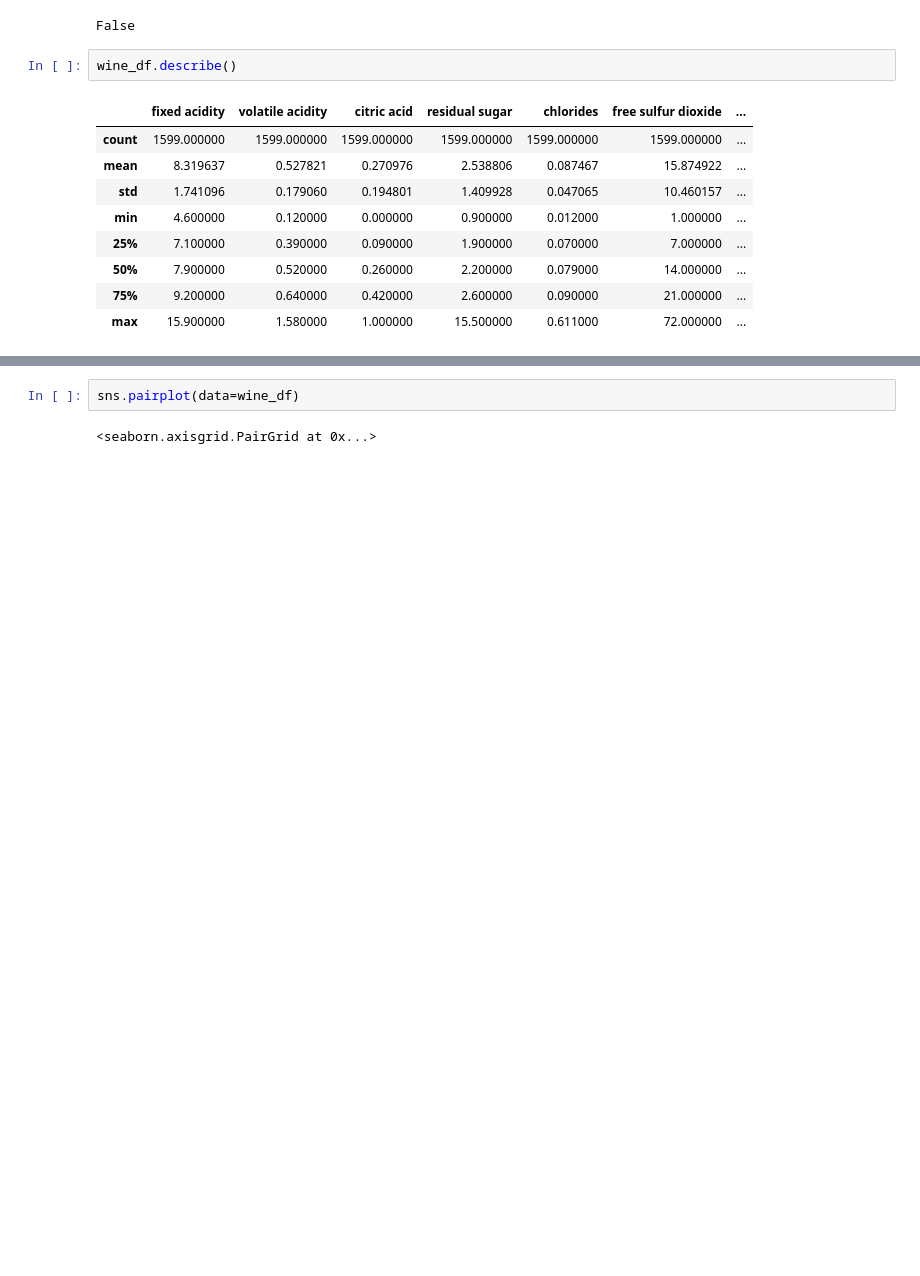
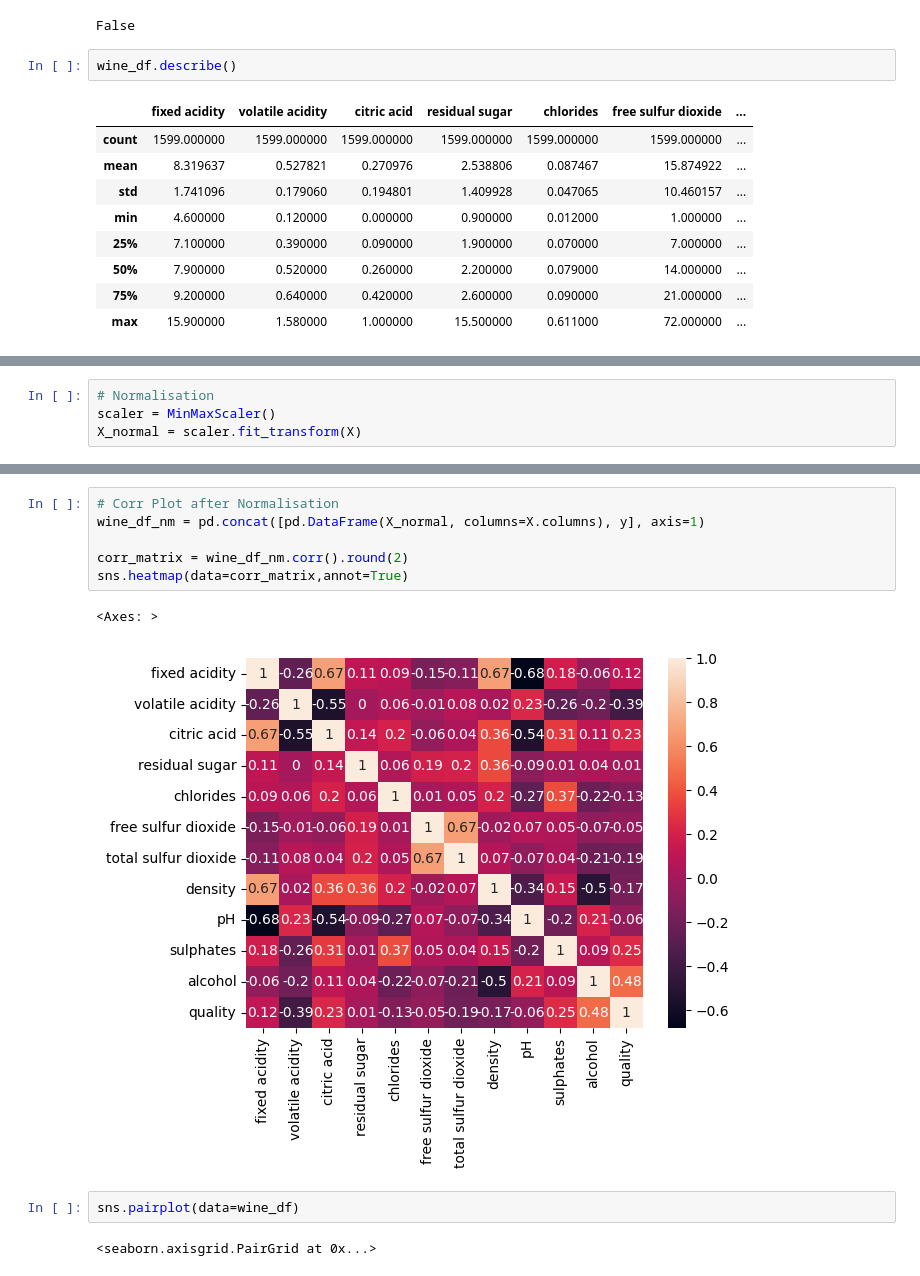
Before and after one commit to ysasalas/CS-4372-Assignments, a Jupyter notebook: CS4372_Assignment1.ipynb, the cells around one changed output, grey strips where cells are left out. Cells and saved outputs as stored; diff of their text form; blank space fills up the shorter version.

```diff
--- a/CS4372_Assignment1.ipynb
+++ b/CS4372_Assignment1.ipynb
@@ -73,4 +77,8 @@ X_scaled.describe()
 | 50% | -2.410944e-01 | -4.368911e-02 | -5.636026e-02 | -2.403750e-01 | -1.799455e-01 | -1.793002e-01 | ... |
 | 75% | 5.057952e-01 | 6.266881e-01 | 7.652471e-01 | 4.341614e-02 | 5.384542e-02 | 4.901152e-01 | ... |
 | max | 4.355149e+00 | 5.877976e+00 | 3.743574e+00 | 9.195681e+00 | 1.112703e+01 | 5.367284e+00 | ... |
+# %%
+# Normalisation
+scaler = MinMaxScaler()
+X_normal = scaler.fit_transform(X)
 # %%
@@ -81,4 +92,13 @@ sns.heatmap(data=corr_matrix,annot=True)
 [figure]
+# %%
+# Corr Plot after Normalisation
+wine_df_nm = pd.concat([pd.DataFrame(X_normal, columns=X.columns), y], axis=1)
+
+corr_matrix = wine_df_nm.corr().round(2)
+sns.heatmap(data=corr_matrix,annot=True)
+# %% [output]
+<Axes: >
+[figure, added]
 # %%
 sns.pairplot(data=wine_df)
 # %% [output]
```
Also changed, not shown: parts of 5 cells of this notebook.
